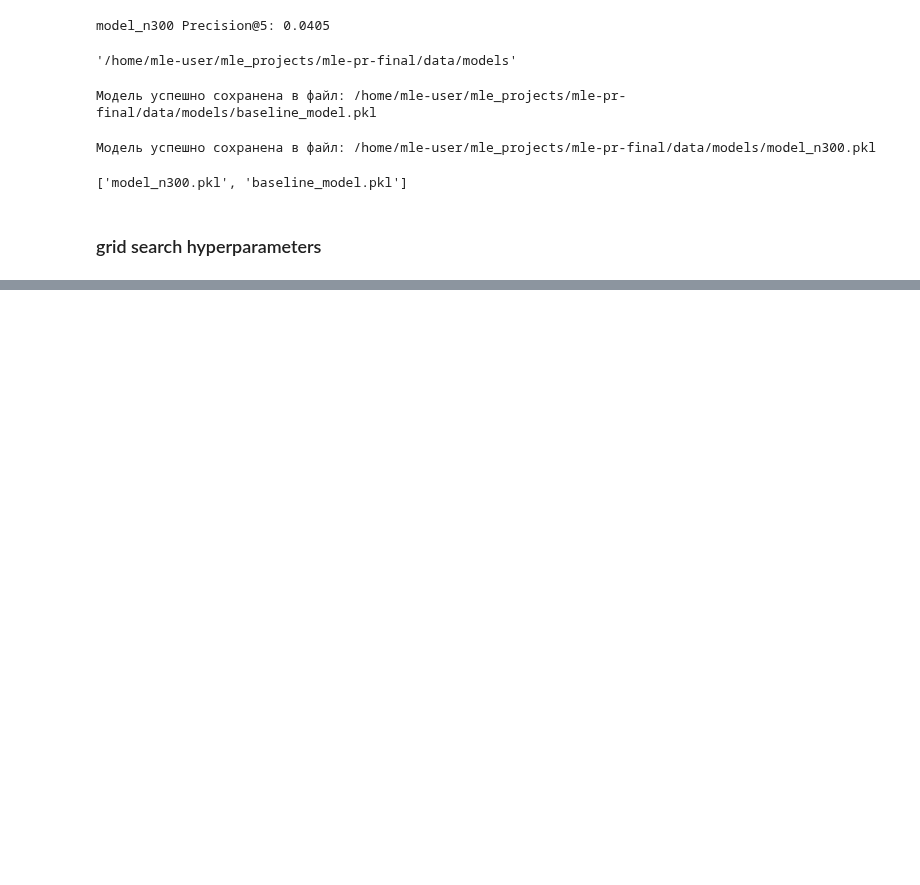
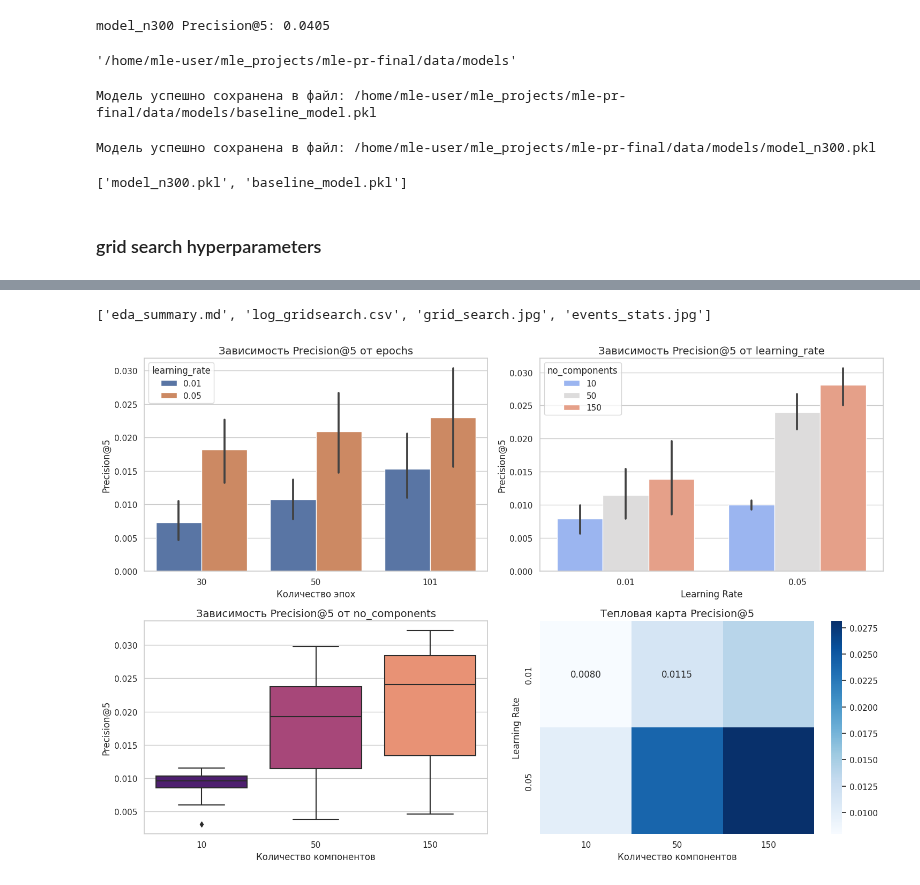
Before and after one commit to AndreyProkofiev/mle-pr-final, a Jupyter notebook: notebooks/eda.ipynb, the cells around one changed output, grey strips where cells are left out. Drawn from its saved outputs; the diff is of its cells as text; code cells hidden in the pictures; blank space fills up the shorter version.

Commit message:
grid search lightFM some grafs

```diff
--- a/notebooks/eda.ipynb
+++ b/notebooks/eda.ipynb
@@ -969,3 +1001,3 @@ params_df
 # %%
-best_params, best_score = grid_search_hyperparameters(light_df, param_grid, k=5)
+best_params, best_score, log_search = grid_search_hyperparameters(light_df, param_grid, k=5)
 # %% [output]
@@ -988,0 +1021,3 @@ Precision@5: 0.0330
+# %%
+config = load_config('/home/mle-user/mle_projects/mle-pr-final/config/config.json')
+config['art_path']
@@ -988,0 +1038,69 @@ Precision@5: 0.0330
+# %%
+os.listdir(config['art_path'])
+# %% [output]
+['eda_summary.md', 'log_gridsearch.csv', 'grid_search.jpg', 'events_stats.jpg']
+# %%
+art_path = config['art_path']
+df = log_search
+# Настройка стиля графиков
+# sns.set(style="whitegrid")
+plt.figure(figsize=(15, 10))
+
+#1. График зависимости Precision@5 от epochs для разных learning_rate
+plt.subplot(2, 2, 1)
+sns.barplot(
+    data=df,
+    x="epochs",
+    y='Precision@5',
+    hue="learning_rate"
+    # # style="no_components",
+    # # markers=True,
+    # # palette="viridis"
+)
+plt.title("Зависимость Precision@5 от epochs", fontsize=14)
+plt.xlabel("Количество эпох", fontsize=12)
+plt.ylabel("Precision@5", fontsize=12)
+
+# 2. График зависимости Precision@5 от learning_rate для разных no_components
+plt.subplot(2, 2, 2)
+sns.barplot(
+    data=df,
+    x="learning_rate",
+    y="Precision@5",
+    hue="no_components",
+    palette="coolwarm"
+)
+plt.title("Зависимость Precision@5 от learning_rate", fontsize=14)
+plt.xlabel("Learning Rate", fontsize=12)
+plt.ylabel("Precision@5", fontsize=12)
+
+# 3. График зависимости Precision@5 от no_components
+plt.subplot(2, 2, 3)
+sns.boxplot(
+    data=df,
+    x="no_components",
+    y="Precision@5",
+    palette="magma"
+)
+plt.title("Зависимость Precision@5 от no_components", fontsize=14)
+plt.xlabel("Количество компонентов", fontsize=12)
+plt.ylabel("Precision@5", fontsize=12)
+
+# 4. Тепловая карта Precision@5
+plt.subplot(2, 2, 4)
+heatmap_data = df.pivot_table(
+    index="learning_rate",
+    columns="no_components",
+    values="Precision@5",
+    aggfunc="mean"
+)
+sns.heatmap(heatmap_data, annot=True, fmt=".4f", cmap="Blues")
+plt.title("Тепловая карта Precision@5", fontsize=14)
+plt.xlabel("Количество компонентов", fontsize=12)
+plt.ylabel("Learning Rate", fontsize=12)
+
+# Отображение графиков
+plt.savefig(os.path.join(art_path,'grid_search.jpg'))
+plt.tight_layout()
+# %% [output]
+[figure, added]
```
Also changed, not shown: parts of 11 cells of this notebook, 1 other file.
